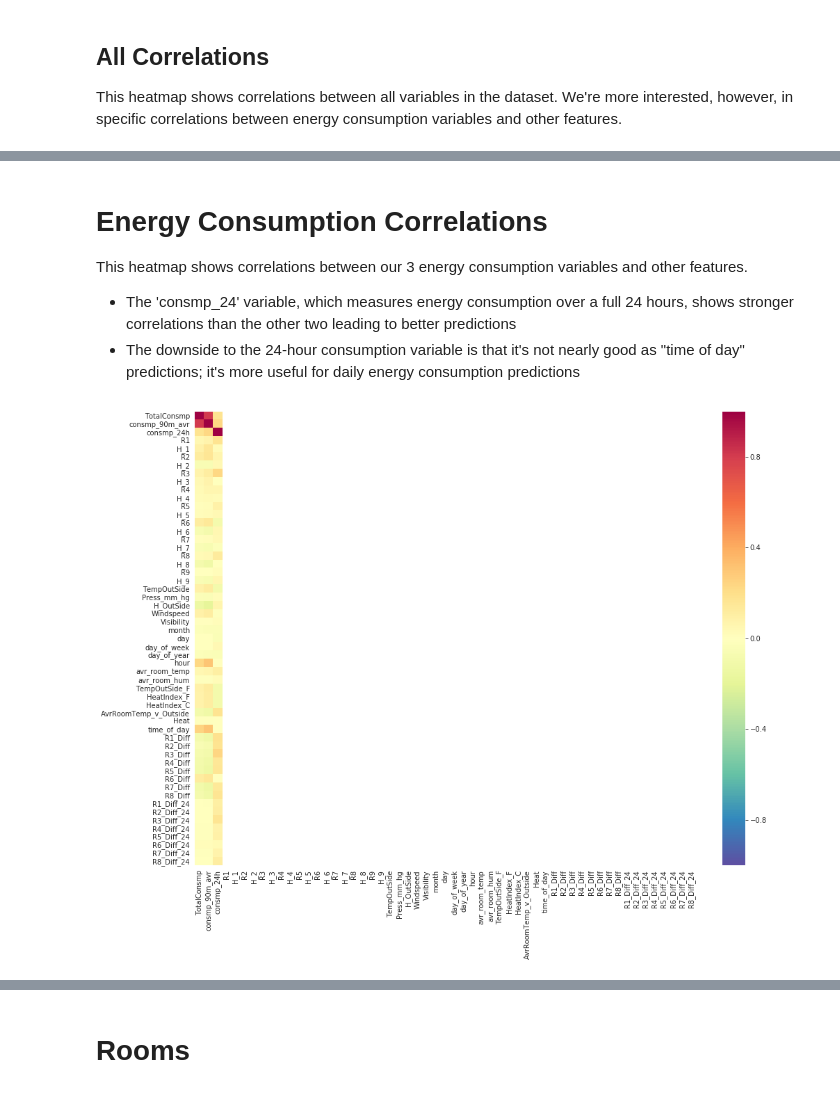
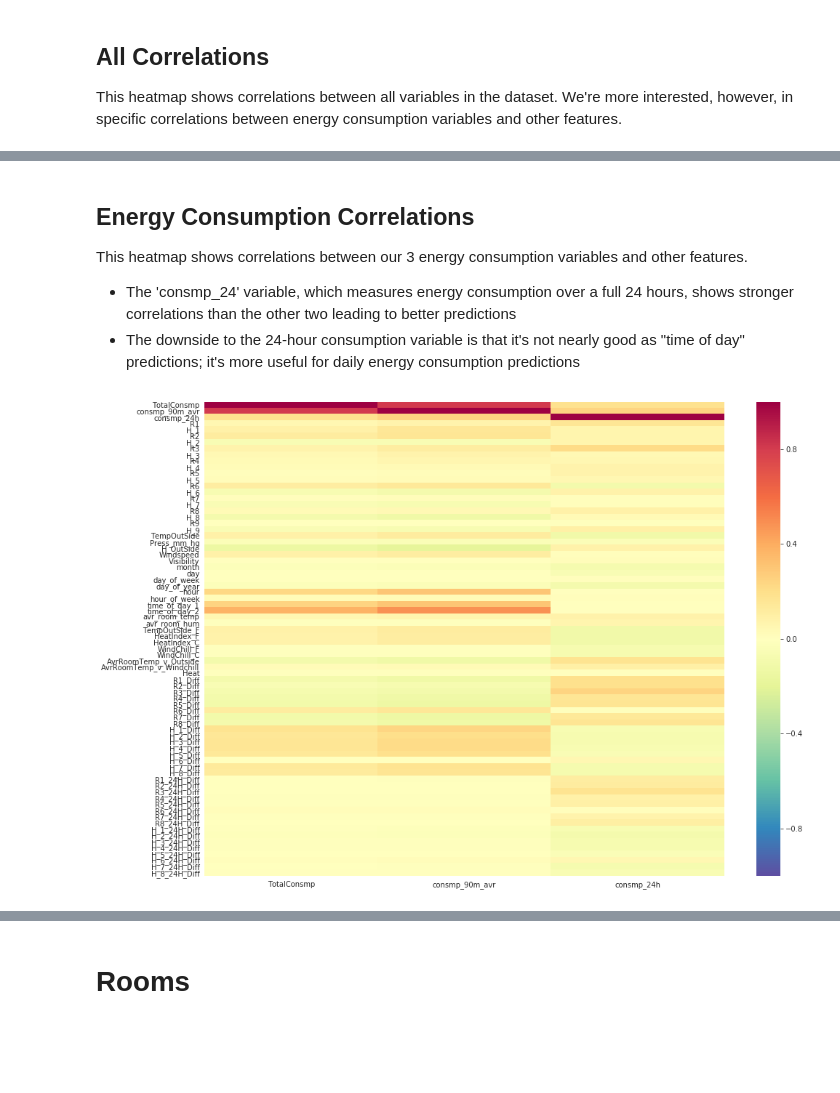
Before and after one commit to hjhuney/Energy-Consumption, a Jupyter notebook: energy_usage_analysis.ipynb, the cells around one changed output, grey strips where cells are left out. Cells and saved outputs as stored; diff of their text form; code cells hidden in the pictures; blank space fills up the shorter version.

```diff
--- a/energy_usage_analysis.ipynb
+++ b/energy_usage_analysis.ipynb
@@ -390,23 +445,28 @@ Index(['date', 'TotalConsmp', 'R1', 'H_1', 'R2', 'H_2', 'R3', 'H_3', 'R4',
       dtype='object')
 # %%
 # re-arrange colums so that all consumption features in front
-df_mod = df[['date', 'TotalConsmp', 'consmp_90m_avr', 'consmp_24h', 'R1', 'H_1',
-       'R2', 'H_2', 'R3', 'H_3', 'R4', 'H_4', 'R5', 'H_5', 'R6', 'H_6', 'R7', 'H_7',
-       'R8', 'H_8', 'R9', 'H_9', 'TempOutSide', 'Press_mm_hg', 'H_OutSide', 'Windspeed', 'Visibility',
-       'month', 'day', 'day_of_week', 'day_of_year', 'hour', 'day_week_alpha',
-       'avr_room_temp', 'avr_room_hum', 'incr_prior', 'incr_prior_%',
-       'TempOutSide_F', 'HeatIndex_F', 'HeatIndex_C',
-       'AvrRoomTemp_v_Outside', 'Heat', 'time_of_day', 'R1_Diff',
-       'R2_Diff', 'R3_Diff', 'R4_Diff', 'R5_Diff', 'R6_Diff', 'R7_Diff',
-       'R8_Diff', 'R1_Diff_24', 'R2_Diff_24', 'R3_Diff_24', 'R4_Diff_24',
-       'R5_Diff_24', 'R6_Diff_24', 'R7_Diff_24', 'R8_Diff_24']]
+df_mod = df[['TotalConsmp', 'consmp_90m_avr', 'consmp_24h', 'R1', 'H_1', 'R2', 'H_2', 'R3', 'H_3', 'R4',
+       'H_4', 'R5', 'H_5', 'R6', 'H_6', 'R7', 'H_7', 'R8', 'H_8', 'R9', 'H_9',
+       'TempOutSide', 'Press_mm_hg', 'H_OutSide', 'Windspeed', 'Visibility',
+       'month', 'day', 'day_of_week', 'day_of_year', 'hour',
+       'hour_of_week', 'time_of_day_1', 'time_of_day_2', 'avr_room_temp',
+       'avr_room_hum', 'TempOutSide_F', 'HeatIndex_F', 'HeatIndex_C',
+       'WindChill_F', 'WindChill_C', 'AvrRoomTemp_v_Outside',
+       'AvrRoomTemp_v_Windchill', 'Heat', 'R1_Diff', 'R2_Diff',
+       'R3_Diff', 'R4_Diff', 'R5_Diff', 'R6_Diff', 'R7_Diff', 'R8_Diff',
+       'H_1_Diff', 'H_2_Diff', 'H_3_Diff', 'H_4_Diff', 'H_5_Diff', 'H_6_Diff',
+       'H_7_Diff', 'H_8_Diff', 'R1_24H_Diff', 'R2_24H_Diff', 'R3_24H_Diff',
+       'R4_24H_Diff', 'R5_24H_Diff', 'R6_24H_Diff', 'R7_24H_Diff',
+       'R8_24H_Diff', 'H_1_24H_Diff', 'H_2_24H_Diff', 'H_3_24H_Diff',
+       'H_4_24H_Diff', 'H_5_24H_Diff', 'H_6_24H_Diff', 'H_7_24H_Diff',
+       'H_8_24H_Diff']]
 # %% [markdown]
 ## All Correlations
 
 This heatmap shows correlations between all variables in the dataset. We're more interested, however, in specific correlations between energy consumption variables and other features.
 # %%
 # all correlations heatmap
-corr_df = df_mod.drop(['date', 'day_week_alpha', 'incr_prior', 'incr_prior_%'], axis=1)
+corr_df = df_mod
 
 corr1 = corr_df.corr()
 plt.figure(figsize = (16,12))
@@ -418,5 +478,5 @@ sns.heatmap(corr1, vmin=-1, vmax=1,
 # %% [markdown]
-# Energy Consumption Correlations
+## Energy Consumption Correlations
 
 This heatmap shows correlations between our 3 energy consumption variables and other features.
 
@@ -424,10 +484,10 @@ This heatmap shows correlations between our 3 energy consumption variables and o
 * The downside to the 24-hour consumption variable is that it's not nearly good as "time of day" predictions; it's more useful for daily energy consumption predictions
 # %%
 # correlations for all consumtpion variables
-corr1 = corr_df.corr()
+corr3 = corr_df.corr()
 plt.figure(figsize = (16,12))
-sns.heatmap(corr1.iloc[:,0:3], vmin=-1, vmax=1,
-            xticklabels=corr1.columns.values,
-            yticklabels=corr1.columns.values, cmap='Spectral_r');
+sns.heatmap(corr3.iloc[:,0:3], vmin=-1, vmax=1,
+            xticklabels=corr3.iloc[:,0:3].columns.values,
+            yticklabels=corr3.columns.values, cmap='Spectral_r');
 # %% [output]
-[figure, old version]
+[figure, new version]
```
Also changed, not shown: parts of 58 cells of this notebook.
